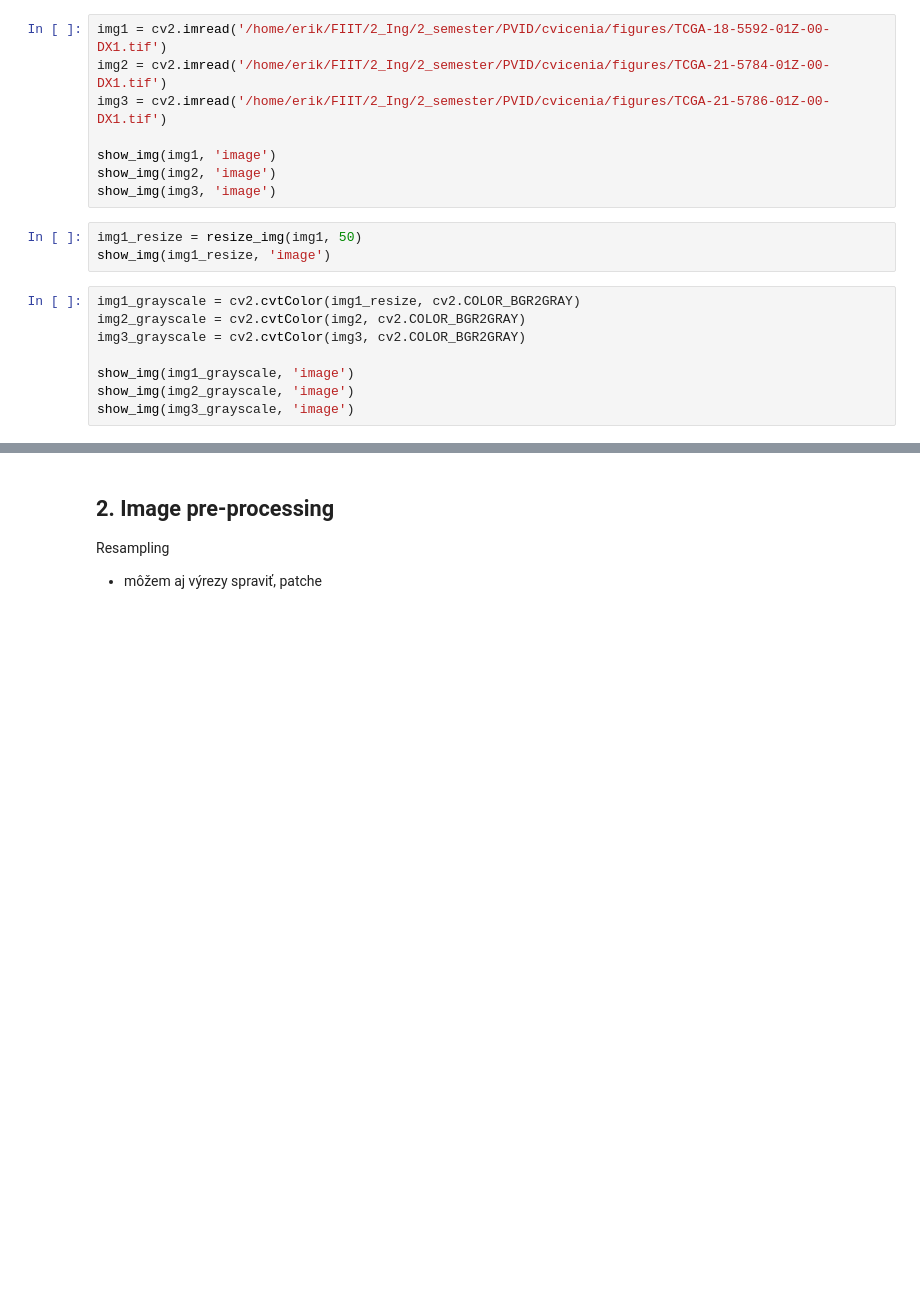
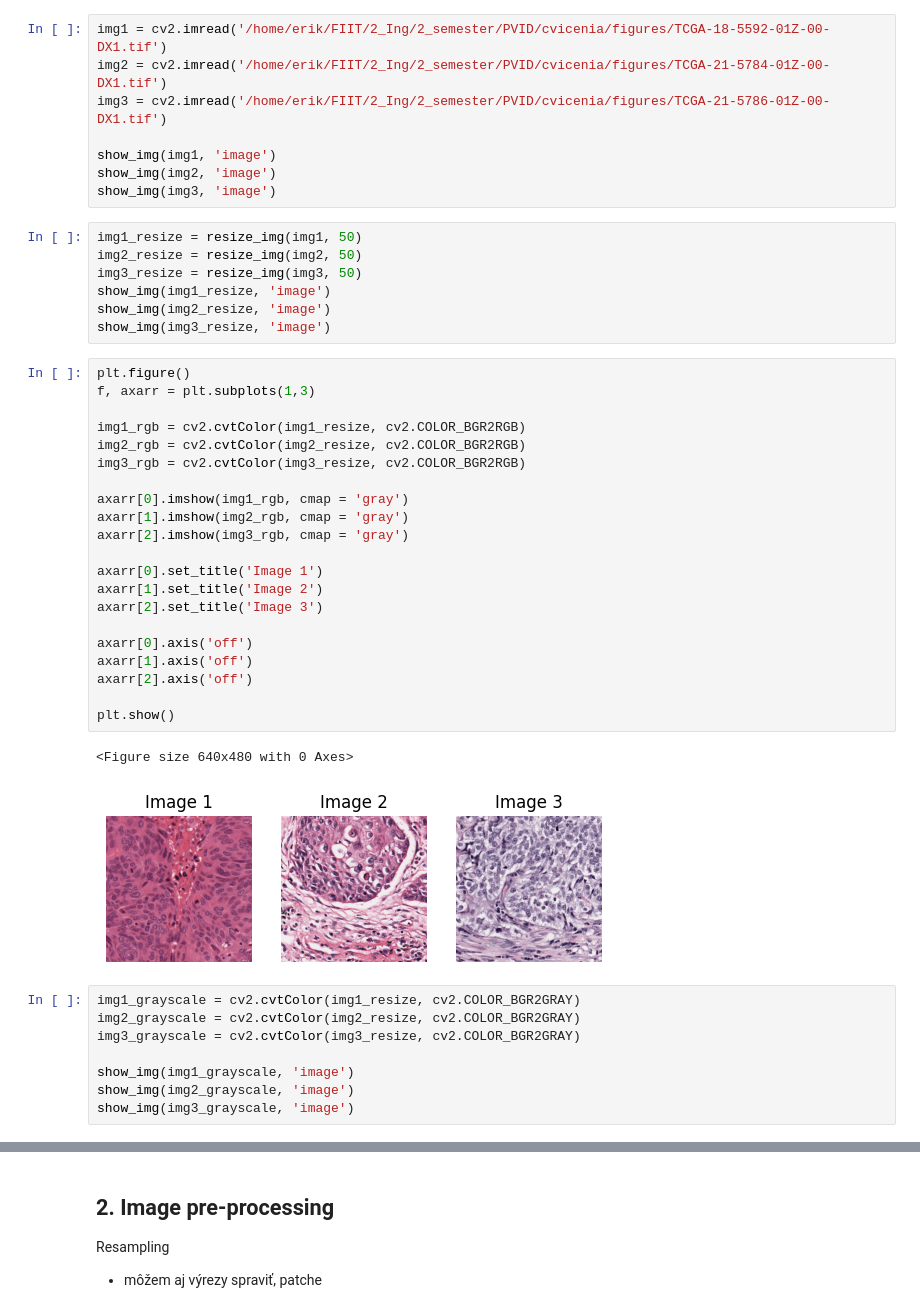
Before and after one commit to Matovic/Cell-segmentation-using-morphological-operations-and-image-filtrations, a Jupyter notebook: src/zadanie1.ipynb, the cells around one changed output, grey strips where cells are left out. Drawn from its saved outputs; the diff is of its cells as text; blank space fills up the shorter version.

```diff
--- a/src/zadanie1.ipynb
+++ b/src/zadanie1.ipynb
@@ -69,11 +70,39 @@ show_img(img2, 'image')
 show_img(img3, 'image')
 # %%
 img1_resize = resize_img(img1, 50)
+img2_resize = resize_img(img2, 50)
+img3_resize = resize_img(img3, 50)
 show_img(img1_resize, 'image')
+show_img(img2_resize, 'image')
+show_img(img3_resize, 'image')
+# %%
+plt.figure()
+f, axarr = plt.subplots(1,3)
+
+img1_rgb = cv2.cvtColor(img1_resize, cv2.COLOR_BGR2RGB)
+img2_rgb = cv2.cvtColor(img2_resize, cv2.COLOR_BGR2RGB)
+img3_rgb = cv2.cvtColor(img3_resize, cv2.COLOR_BGR2RGB)
+
+axarr[0].imshow(img1_rgb, cmap = 'gray')
+axarr[1].imshow(img2_rgb, cmap = 'gray')
+axarr[2].imshow(img3_rgb, cmap = 'gray')
+
+axarr[0].set_title('Image 1')
+axarr[1].set_title('Image 2')
+axarr[2].set_title('Image 3')
+
+axarr[0].axis('off')
+axarr[1].axis('off')
+axarr[2].axis('off')
+
+plt.show()
+# %% [output]
+<Figure size 640x480 with 0 Axes>
+[figure, added]
 # %%
 img1_grayscale = cv2.cvtColor(img1_resize, cv2.COLOR_BGR2GRAY)
-img2_grayscale = cv2.cvtColor(img2, cv2.COLOR_BGR2GRAY)
-img3_grayscale = cv2.cvtColor(img3, cv2.COLOR_BGR2GRAY)
+img2_grayscale = cv2.cvtColor(img2_resize, cv2.COLOR_BGR2GRAY)
+img3_grayscale = cv2.cvtColor(img3_resize, cv2.COLOR_BGR2GRAY)
 
 show_img(img1_grayscale, 'image')
 show_img(img2_grayscale, 'image')
```
Also changed, not shown: parts of 8 cells of this notebook, 2 other files.
